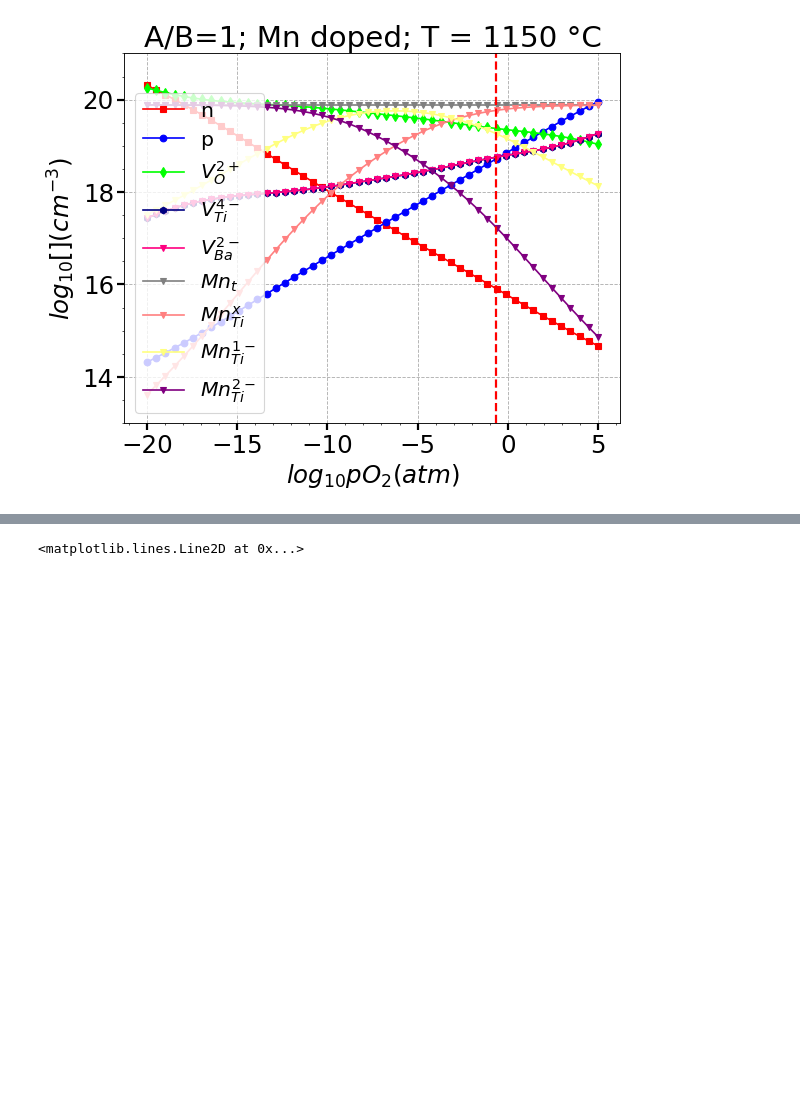
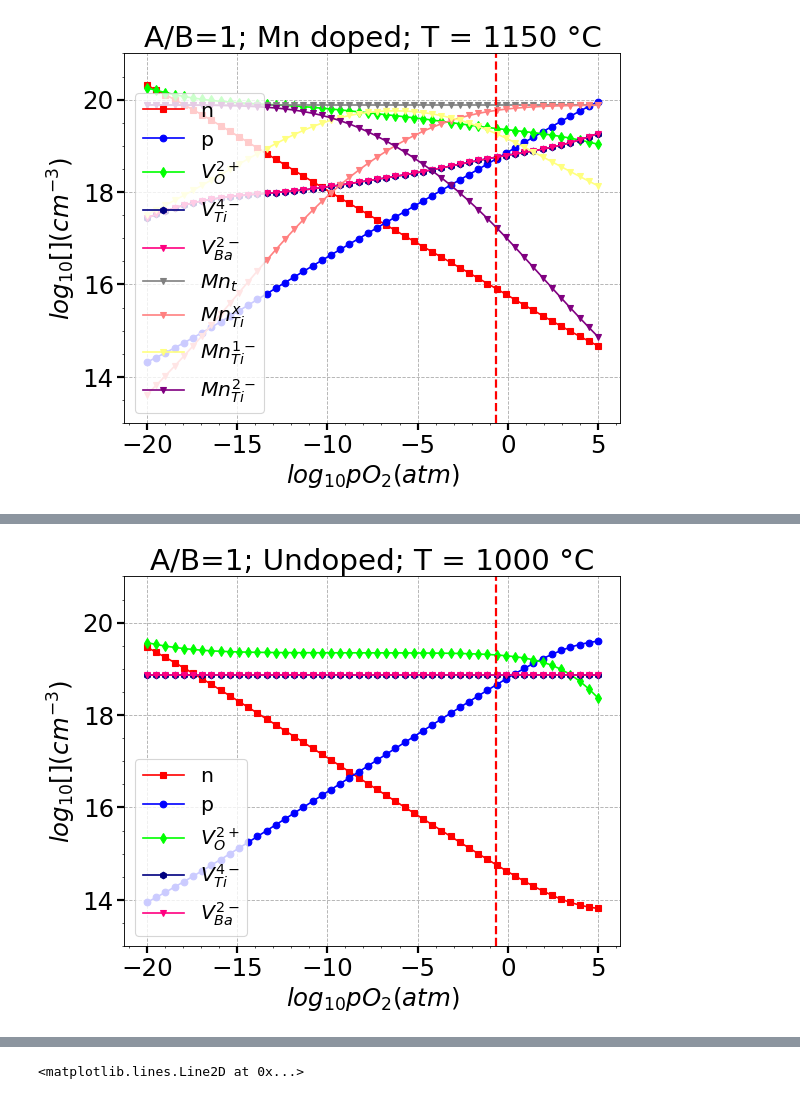
Before and after one commit to seonghwh/Defect-Structure, a Jupyter notebook: defect2.ipynb, the cells around one changed output, grey strips where cells are left out. Cells and saved outputs as stored; diff of their text form; code cells hidden in the pictures; blank space fills up the shorter version.

```diff
--- a/defect2.ipynb
+++ b/defect2.ipynb
@@ -311,0 +371,60 @@ ax1.grid(True, which='major', linestyle='--')
+# %%
+"""
+[5] A/B = 1 & Low T & Undoped
+
+KR = 1.06E71*np.exp(-5.69/(k*TK)): reduction reaction [ref]
+Ki = 8.55E44*np.exp(-2.91/(k*TK)): Intrinsic electron-hole generation [ref]
+KS = (3.4E105)*np.exp(-2.795/(k*TK)): full Schottky reaction [ref]
+
+Charge neutrality condition: p + 2[VO2+] = n + 2[VBa2-] + 4[VTi4-]
+    where [VBa2-] = [VTi4-] with full Schottky reaction
+"""
+
+# First, calculate each defect concentration at T=1150 oC & pO2=0.21 atm
+
+y = 0.21 # y: oxygen partial pressure in atm
+
+def f(x): # x: electron concentration
+    return (x + 6*(KS/(KR**3))**(1/2)*(x**3)*(y**(3/4)) - (Ki/x) - 2*(KR/((x**2)*(y**(1/2)))))
+sol1 = brentq(f,1E10,1E30,maxiter=200)
+
+n_0 = np.array(sol1).astype(np.float64)
+p_0 = Ki/n_0
+CVO2_0 = KR/((n_0**2)*(y**(1/2)))
+CVTi4_0 = (KS/(KR**3))**(1/2)*(n_0**3)*(y**(3/4))
+CVBa2_0 = CVTi4_0
+
+# Calculate each defect concentration as a function of oxygen partial pressure at low T=500 oC with frozen-in ionic defect concentations
+for i in range(len(a)):
+    y = a[i] # y: oxygen partial pressure in atm
+
+    def f(x): # x: oxygen vacancy concentration
+        return (x + 6*CVBa2_0 - (KiQ/x) - 2*(KRQ/((x**2)*(y**(1/2)))))
+
+    sol1 = brentq(f,1,1E40,maxiter=200)
+
+    nq[i] = np.array(sol1).astype(np.float64)
+    pq[i] = KiQ/nq[i]
+    CVO2q[i] = KRQ/((nq[i]**2)*(y**(1/2)))
+    CVTi4q[i] = CVTi4_0
+    CVBa2q[i] = CVBa2_0
+
+fig = plt.figure(figsize=(8, 6), dpi=80)
+ax1= plt.subplot(111)
+ax1.set_title(f'A/B=1; Undoped; T = {TQC} \u00B0C')
+matplotlib.rcParams.update({'font.size': 22})
+ax1.set_ylim(ymin=13, ymax=21)
+ax1.tick_params(length=6, width=2)
+ax1.minorticks_on()
+ax1.plot(np.log10(a),np.log10(nq), marker='s',c =[255/255, 0/255, 0/255], label=r'n')
+ax1.plot(np.log10(a),np.log10(pq),marker='o', c =[0/255, 0/255, 255/255], label = r'p')
+ax1.plot(np.log10(a),np.log10(CVO2q),marker='d',c =[0/255, 255/255, 0/255], label = r'$V_O^{2+}$')
+ax1.plot(np.log10(a),np.log10(CVTi4q),marker='h', c =[0/255, 0/255, 128/255], label = r'$V_{Ti}^{4-}$')
+ax1.plot(np.log10(a),np.log10(CVBa2q),marker='v', c =[255/255, 0/255, 128/255], label = r'$V_{Ba}^{2-}$')
+ax1.set_xlabel(r'$log_{10} \mathit{p}O_2 (atm)$')
+ax1.set_ylabel(r'$log_{10} [ ] (cm^{-3})$')
+ax1.legend(loc=3,fontsize='small')
+ax1.axvline(x=-0.67, color='r', linestyle='--', linewidth=2)
+ax1.grid(True, which='major', linestyle='--')
+# %% [output]
+[figure, added]
```
Also changed, not shown: parts of 11 cells of this notebook.
